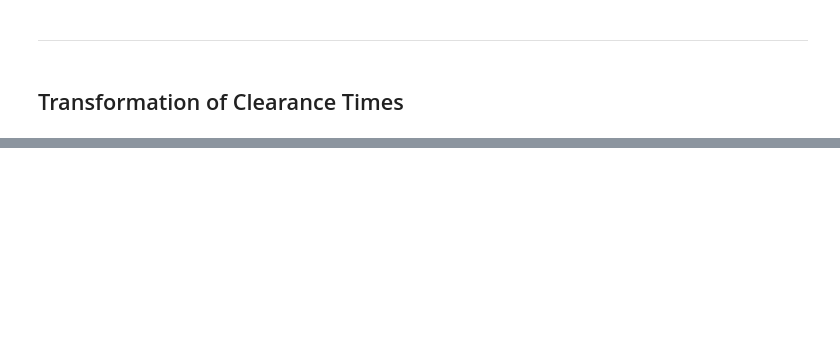
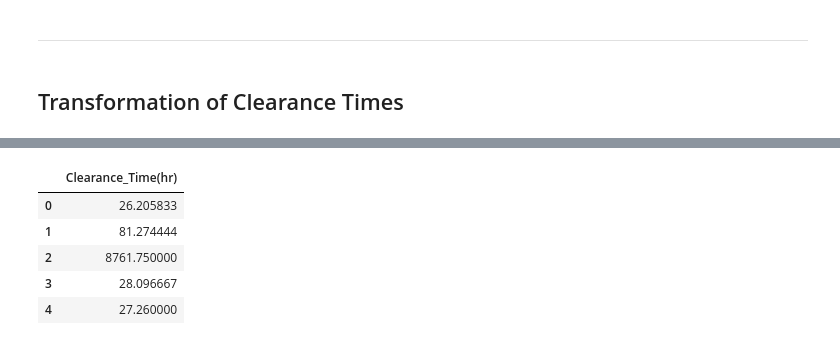
Before and after one commit to Sonya-J00/US_Accidents_ML_Project, a Jupyter notebook: jupyter_notebooks/EDA.ipynb, the cells around one changed output, grey strips where cells are left out. Drawn from its saved outputs; the diff is of its cells as text; code cells hidden in the pictures; blank space fills up the shorter version.

```diff
--- a/jupyter_notebooks/EDA.ipynb
+++ b/jupyter_notebooks/EDA.ipynb
@@ -232,0 +239,10 @@ For this purpose, in the notebook "Number_Feature_Transformations" I investigate
+# %%
+df_filtered = df.filter(["Clearance_Time(hr)"])
+df_filtered.head()
+# %% [output]
+|  | Clearance_Time(hr) |
+| 0 | 26.205833 |
+| 1 | 81.274444 |
+| 2 | 8761.750000 |
+| 3 | 28.096667 |
+| 4 | 27.260000 |
```
Also changed, not shown: parts of 14 cells of this notebook.
